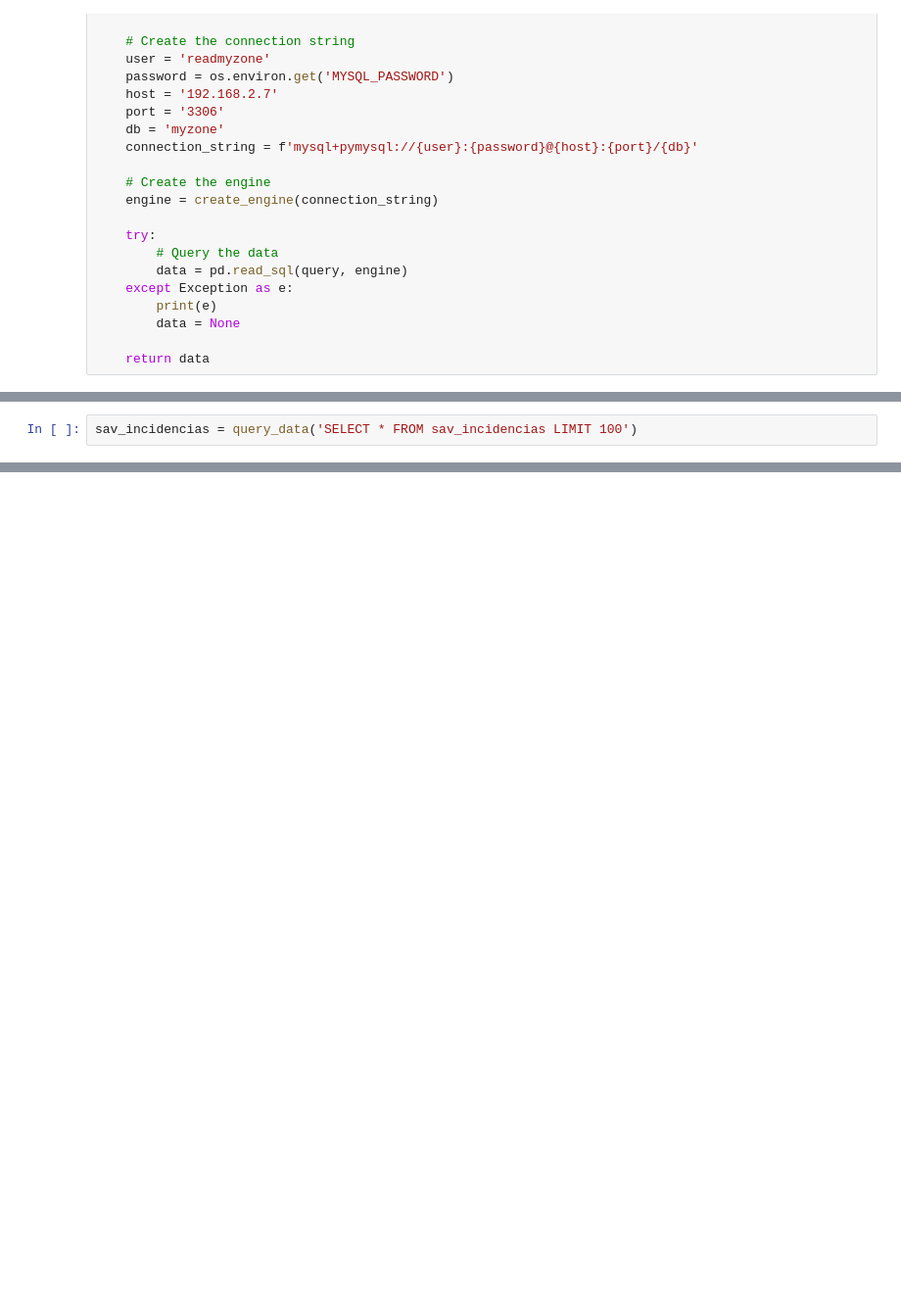
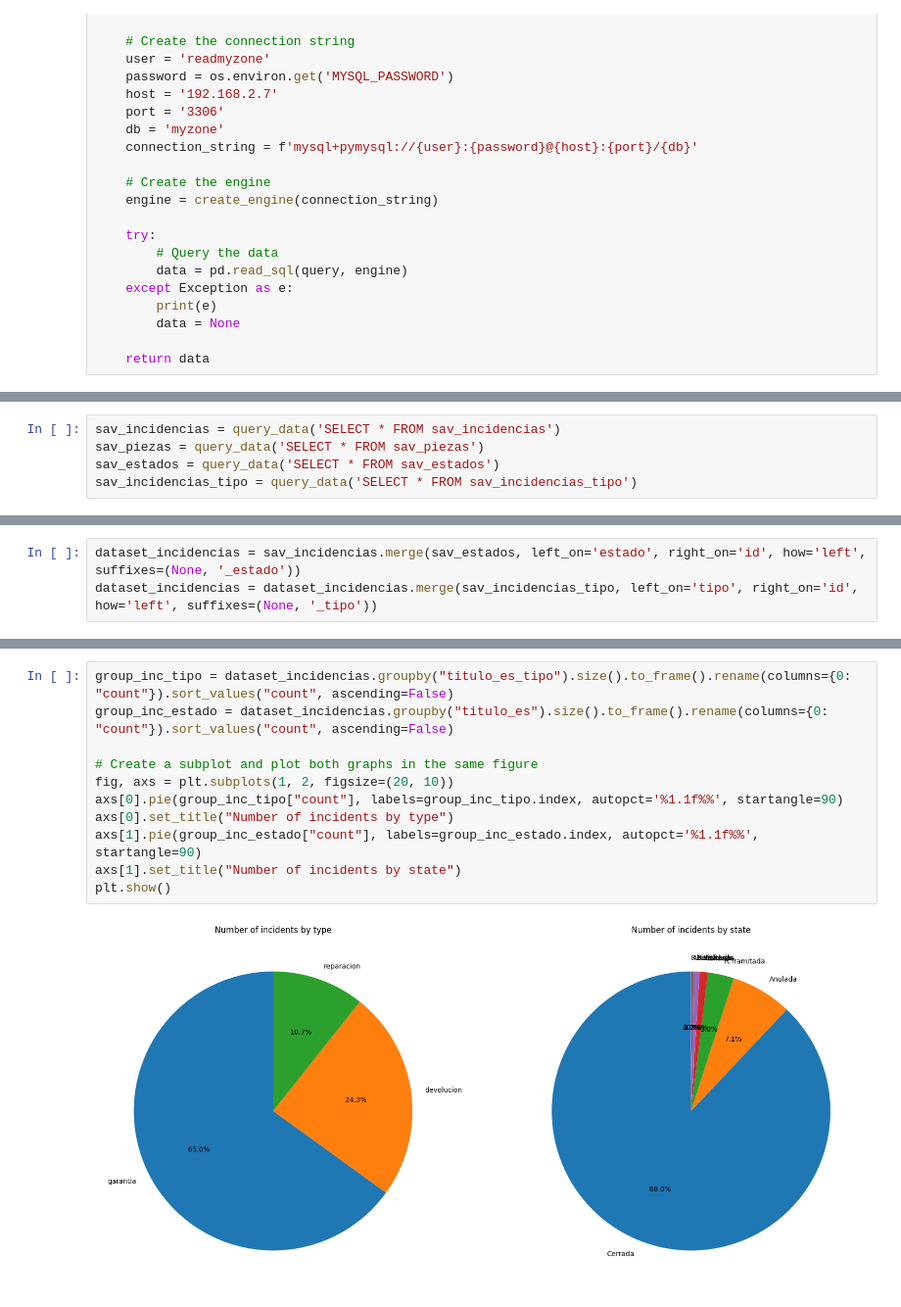
Before and after one commit to voliveira-airzonecontrol/myzone, a Jupyter notebook: EDA/MyZone.ipynb, the cells around one changed output, grey strips where cells are left out. Shown at 98% size. Cells and saved outputs as stored; diff of their text form; blank space fills up the shorter version.

```diff
--- a/EDA/MyZone.ipynb
+++ b/EDA/MyZone.ipynb
@@ -41,3 +44,6 @@ def query_data(query):
 # %%
-sav_incidencias = query_data('SELECT * FROM sav_incidencias LIMIT 100')
+sav_incidencias = query_data('SELECT * FROM sav_incidencias')
+sav_piezas = query_data('SELECT * FROM sav_piezas')
+sav_estados = query_data('SELECT * FROM sav_estados')
+sav_incidencias_tipo = query_data('SELECT * FROM sav_incidencias_tipo')
 # %%
@@ -58,0 +55,3 @@ sav_incidencias
+# %%
+dataset_incidencias = sav_incidencias.merge(sav_estados, left_on='estado', right_on='id', how='left', suffixes=(None, '_estado'))
+dataset_incidencias = dataset_incidencias.merge(sav_incidencias_tipo, left_on='tipo', right_on='id', how='left', suffixes=(None, '_tipo'))
@@ -58,0 +103,13 @@ sav_incidencias
+# %%
+group_inc_tipo = dataset_incidencias.groupby("titulo_es_tipo").size().to_frame().rename(columns={0: "count"}).sort_values("count", ascending=False)
+group_inc_estado = dataset_incidencias.groupby("titulo_es").size().to_frame().rename(columns={0: "count"}).sort_values("count", ascending=False)
+
+# Create a subplot and plot both graphs in the same figure
+fig, axs = plt.subplots(1, 2, figsize=(20, 10))
+axs[0].pie(group_inc_tipo["count"], labels=group_inc_tipo.index, autopct='%1.1f%%', startangle=90)
+axs[0].set_title("Number of incidents by type")
+axs[1].pie(group_inc_estado["count"], labels=group_inc_estado.index, autopct='%1.1f%%', startangle=90)
+axs[1].set_title("Number of incidents by state")
+plt.show()
+# %% [output]
+[figure, added]
```
Also changed, not shown: parts of 20 cells of this notebook, 1 other file.
